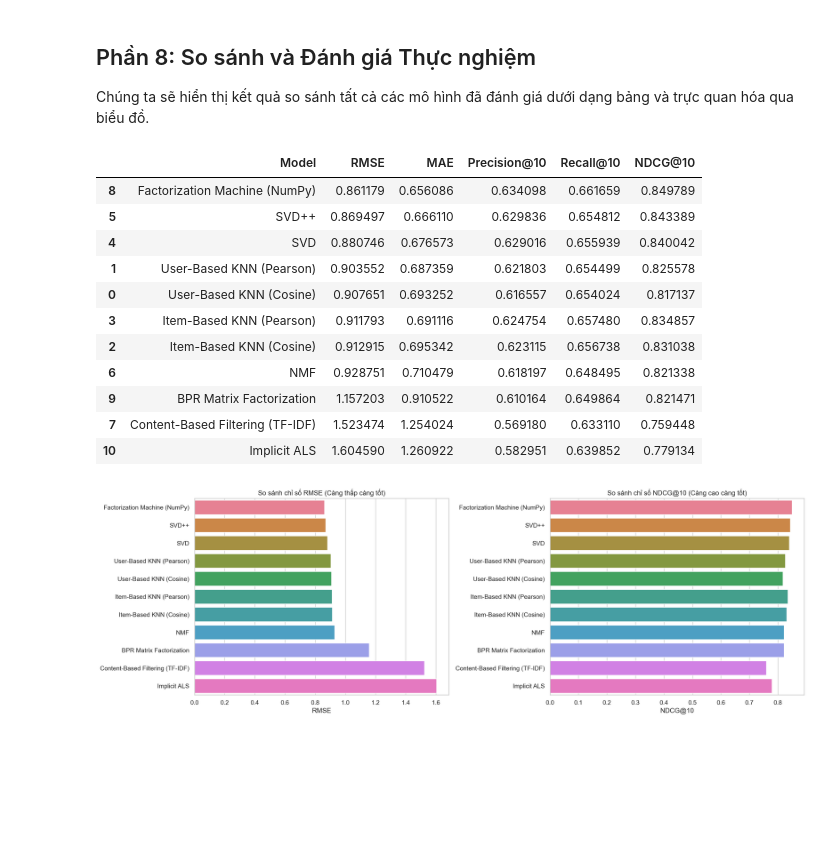
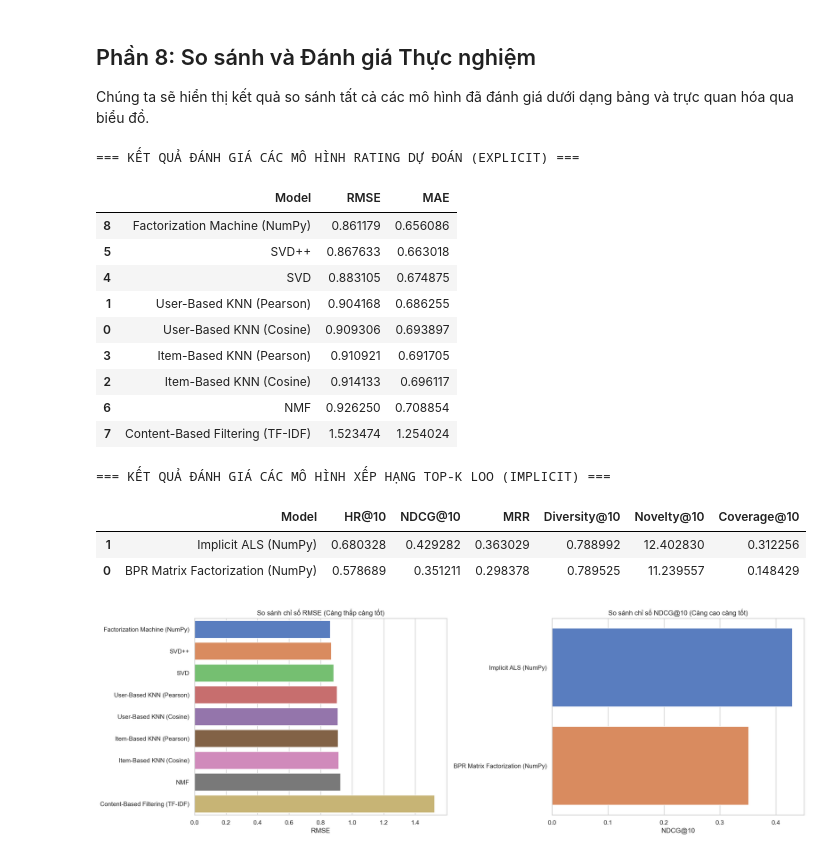
Before and after one commit to dducsw/movie-recsys, a Jupyter notebook: evaluation/machine_learning/ml_evaluation.ipynb, the cells around one changed output. Drawn from its saved outputs; the diff is of its cells as text; code cells hidden in the pictures; blank space fills up the shorter version.

Commit message:
update frontend and data

```diff
--- a/evaluation/machine_learning/ml_evaluation.ipynb
+++ b/evaluation/machine_learning/ml_evaluation.ipynb
@@ -606,22 +614,17 @@ fm_model.fit(train_df, movies)
 # Dự đoán trên tập Test
 fm_predictions = fm_model.predict(test_df, movies)
 
-# Tính toán các Metrics
-rmse_fm = np.sqrt(np.mean([(true_r - est)**2 for _, _, true_r, est, _ in fm_predictions]))
-mae_fm = np.mean([abs(true_r - est) for _, _, true_r, est, _ in fm_predictions])
-precision_fm, recall_fm, ndcg_fm = precision_recall_ndcg_at_k(fm_predictions, k=10, threshold=3.5)
+# Tính toán các Metrics sử dụng explicit evaluation helper
+rmse_fm, mae_fm = evaluate_explicit([(true_r, est) for _, _, true_r, est, _ in fm_predictions])
 
-results.append({
+explicit_results.append({
     "Model": "Factorization Machine (NumPy)",
     "RMSE": rmse_fm,
-    "MAE": mae_fm,
-    "Precision@10": precision_fm,
-    "Recall@10": recall_fm,
-    "NDCG@10": ndcg_fm
+    "MAE": mae_fm
 })
 
 print("\nĐánh giá mô hình FM thành công!")
-print(f"RMSE: {rmse_fm:.4f} | Precision@10: {precision_fm:.4f} | NDCG@10: {ndcg_fm:.4f}")
+print(f"RMSE: {rmse_fm:.4f} | MAE: {mae_fm:.4f}")
 # %% [output]
 Khởi tạo FM thành công. Tổng số đặc trưng (d): 9,613
 Epoch 01/10 | Train RMSE: 0.9217
@@ -914,36 +962,44 @@ ALS -> RMSE: 1.6046 | Precision@10: 0.5830 | NDCG@10: 0.7791
 Chúng ta sẽ hiển thị kết quả so sánh tất cả các mô hình đã đánh giá dưới dạng bảng và trực quan hóa qua biểu đồ.
 # %%
 # Chuyển bảng kết quả sang DataFrame
-df_results = pd.DataFrame(results).sort_values(by="RMSE")
-display(df_results)
+df_explicit = pd.DataFrame(explicit_results).sort_values(by="RMSE")
+df_implicit = pd.DataFrame(implicit_results).sort_values(by="NDCG@10", ascending=False)
 
-# Trực quan hóa sai số RMSE và MAE (Càng thấp càng tốt)
+print("=== KẾT QUẢ ĐÁNH GIÁ CÁC MÔ HÌNH RATING DỰ ĐOÁN (EXPLICIT) ===")
+display(df_explicit)
+
+print("\n=== KẾT QUẢ ĐÁNH GIÁ CÁC MÔ HÌNH XẾP HẠNG TOP-K LOO (IMPLICIT) ===")
+display(df_implicit)
+
+# Trực quan hóa sai số RMSE (Càng thấp càng tốt) và NDCG@10 (Càng cao càng tốt)
 fig, axes = plt.subplots(1, 2, figsize=(18, 6))
 
-sns.barplot(data=df_results, x="RMSE", y="Model", ax=axes[0], hue="Model", legend=False)
+sns.barplot(data=df_explicit, x="RMSE", y="Model", ax=axes[0], hue="Model", legend=False)
 axes[0].set_title("So sánh chỉ số RMSE (Càng thấp càng tốt)")
 axes[0].set_xlabel("RMSE")
 axes[0].set_ylabel("")
 
-# Trực quan hóa chỉ số NDCG@10 (Càng cao càng tốt)
-sns.barplot(data=df_results, x="NDCG@10", y="Model", ax=axes[1], hue="Model", legend=False)
+sns.barplot(data=df_implicit, x="NDCG@10", y="Model", ax=axes[1], hue="Model", legend=False)
 axes[1].set_title("So sánh chỉ số NDCG@10 (Càng cao càng tốt)")
 axes[1].set_xlabel("NDCG@10")
 axes[1].set_ylabel("")
 
 plt.tight_layout()
 plt.show()
 # %% [output]
+=== KẾT QUẢ ĐÁNH GIÁ CÁC MÔ HÌNH RATING DỰ ĐOÁN (EXPLICIT) ===
-|  | Model | RMSE | MAE | Precision@10 | Recall@10 | NDCG@10 |
-| 8 | Factorization Machine (NumPy) | 0.861179 | 0.656086 | 0.634098 | 0.661659 | 0.849789 |
-| 5 | SVD++ | 0.869497 | 0.666110 | 0.629836 | 0.654812 | 0.843389 |
-| 4 | SVD | 0.880746 | 0.676573 | 0.629016 | 0.655939 | 0.840042 |
-| 1 | User-Based KNN (Pearson) | 0.903552 | 0.687359 | 0.621803 | 0.654499 | 0.825578 |
-| 0 | User-Based KNN (Cosine) | 0.907651 | 0.693252 | 0.616557 | 0.654024 | 0.817137 |
-| 3 | Item-Based KNN (Pearson) | 0.911793 | 0.691116 | 0.624754 | 0.657480 | 0.834857 |
-| 2 | Item-Based KNN (Cosine) | 0.912915 | 0.695342 | 0.623115 | 0.656738 | 0.831038 |
-| 6 | NMF | 0.928751 | 0.710479 | 0.618197 | 0.648495 | 0.821338 |
-| 9 | BPR Matrix Factorization | 1.157203 | 0.910522 | 0.610164 | 0.649864 | 0.821471 |
-| 7 | Content-Based Filtering (TF-IDF) | 1.523474 | 1.254024 | 0.569180 | 0.633110 | 0.759448 |
-| 10 | Implicit ALS | 1.604590 | 1.260922 | 0.582951 | 0.639852 | 0.779134 |
+|  | Model | RMSE | MAE |
+| 8 | Factorization Machine (NumPy) | 0.861179 | 0.656086 |
+| 5 | SVD++ | 0.867633 | 0.663018 |
+| 4 | SVD | 0.883105 | 0.674875 |
+| 1 | User-Based KNN (Pearson) | 0.904168 | 0.686255 |
+| 0 | User-Based KNN (Cosine) | 0.909306 | 0.693897 |
+| 3 | Item-Based KNN (Pearson) | 0.910921 | 0.691705 |
+| 2 | Item-Based KNN (Cosine) | 0.914133 | 0.696117 |
+| 6 | NMF | 0.926250 | 0.708854 |
+| 7 | Content-Based Filtering (TF-IDF) | 1.523474 | 1.254024 |
+=== KẾT QUẢ ĐÁNH GIÁ CÁC MÔ HÌNH XẾP HẠNG TOP-K LOO (IMPLICIT) ===
+|  | Model | HR@10 | NDCG@10 | MRR | Diversity@10 | Novelty@10 | Coverage@10 |
+| 1 | Implicit ALS (NumPy) | 0.680328 | 0.429282 | 0.363029 | 0.788992 | 12.402830 | 0.312256 |
+| 0 | BPR Matrix Factorization (NumPy) | 0.578689 | 0.351211 | 0.298378 | 0.789525 | 11.239557 | 0.148429 |
-[figure, old version]
+[figure, new version]
```
Also changed, not shown: parts of 16 cells of this notebook, 18 other files.
